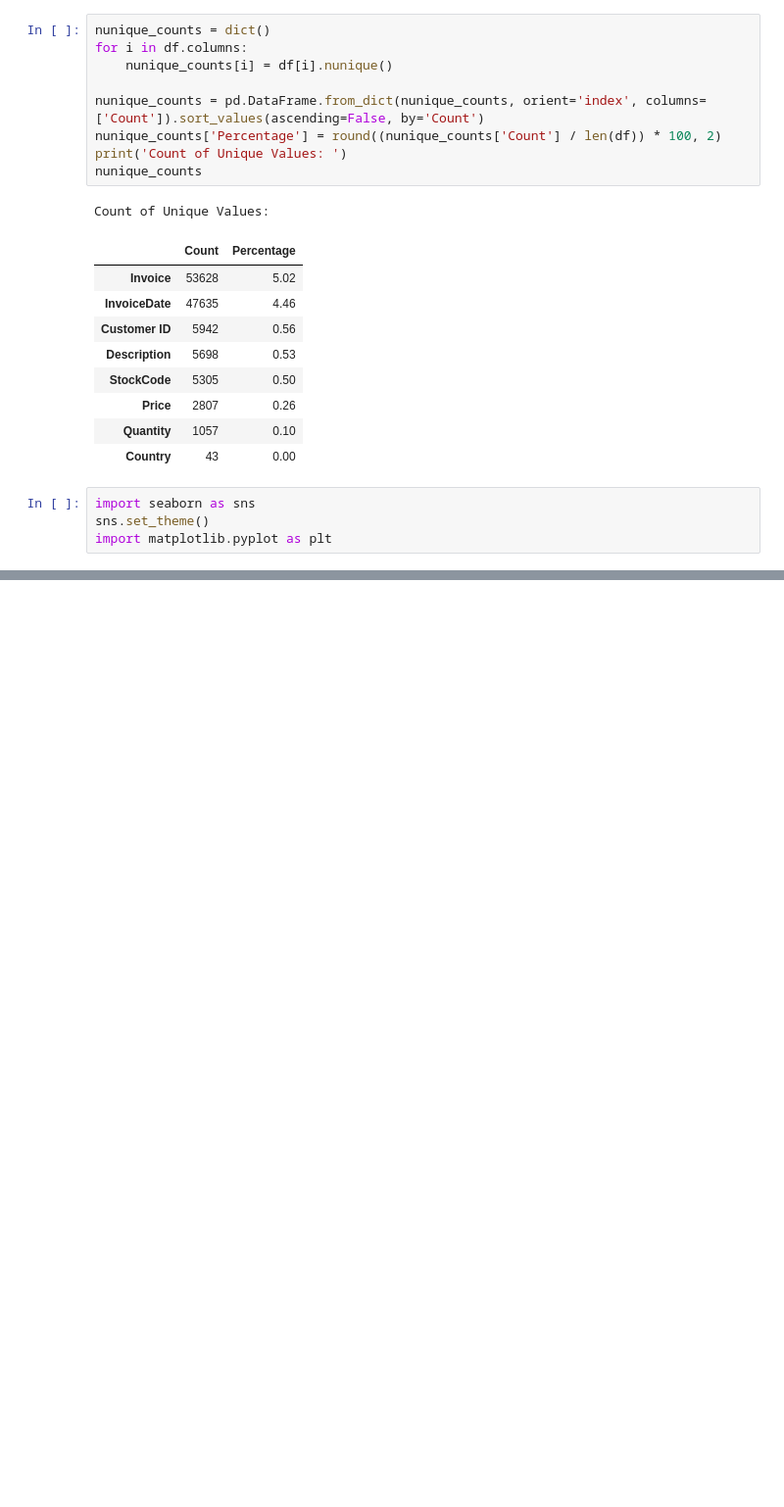
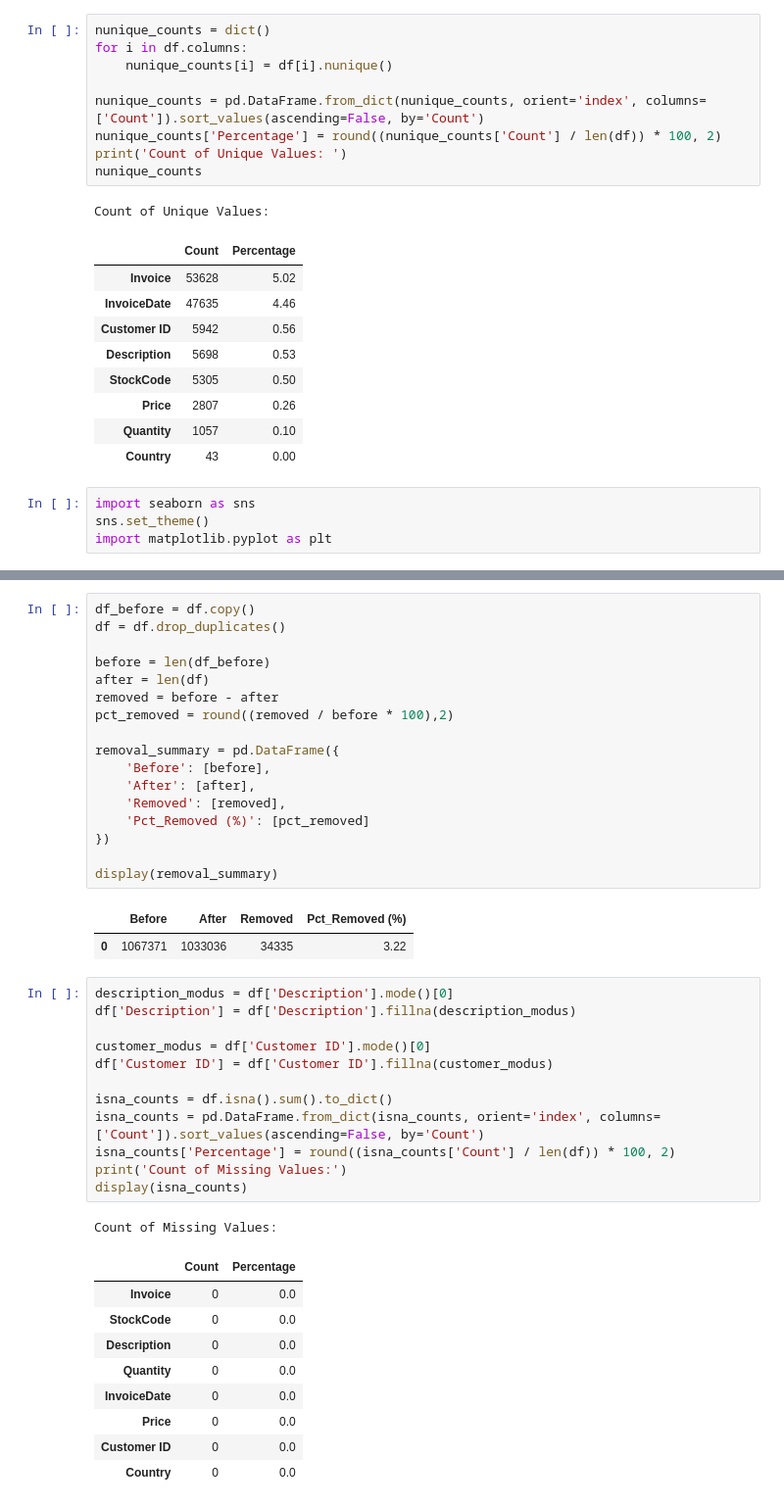
Before and after one commit to hansdarmawann/online-retail-ii-wrangling-1, a Jupyter notebook: notebooks/code.ipynb, the cells around one changed output, grey strips where cells are left out. Shown at 98% size. Drawn from its saved outputs; the diff is of its cells as text; blank space fills up the shorter version.

Commit message:
Add drop duplicates

```diff
--- a/notebooks/code.ipynb
+++ b/notebooks/code.ipynb
@@ -115,2 +115,45 @@ display(quantity_desc)
 |  | count | mean | std | min | 25% | 50% | 75% | max |
 | Quantity | 1067371.0 | 9.938898 | 172.705794 | -80995.0 | 1.0 | 3.0 | 10.0 | 80995.0 |
+# %%
+df_before = df.copy()
+df = df.drop_duplicates()
+
+before = len(df_before)
+after = len(df)
+removed = before - after
+pct_removed = round((removed / before * 100),2)
+
+removal_summary = pd.DataFrame({
+    'Before': [before],
+    'After': [after],
+    'Removed': [removed],
+    'Pct_Removed (%)': [pct_removed]
+})
+
+display(removal_summary)
+# %% [output]
+|  | Before | After | Removed | Pct_Removed (%) |
+| 0 | 1067371 | 1033036 | 34335 | 3.22 |
+# %%
+description_modus = df['Description'].mode()[0]
+df['Description'] = df['Description'].fillna(description_modus)
+
+customer_modus = df['Customer ID'].mode()[0]
+df['Customer ID'] = df['Customer ID'].fillna(customer_modus)
+
+isna_counts = df.isna().sum().to_dict()
+isna_counts = pd.DataFrame.from_dict(isna_counts, orient='index', columns=['Count']).sort_values(ascending=False, by='Count')
+isna_counts['Percentage'] = round((isna_counts['Count'] / len(df)) * 100, 2)
+print('Count of Missing Values:')
+display(isna_counts)
+# %% [output]
+Count of Missing Values:
+|  | Count | Percentage |
+| Invoice | 0 | 0.0 |
+| StockCode | 0 | 0.0 |
+| Description | 0 | 0.0 |
+| Quantity | 0 | 0.0 |
+| InvoiceDate | 0 | 0.0 |
+| Price | 0 | 0.0 |
+| Customer ID | 0 | 0.0 |
+| Country | 0 | 0.0 |
```
Also changed, not shown: parts of 3 cells of this notebook.
